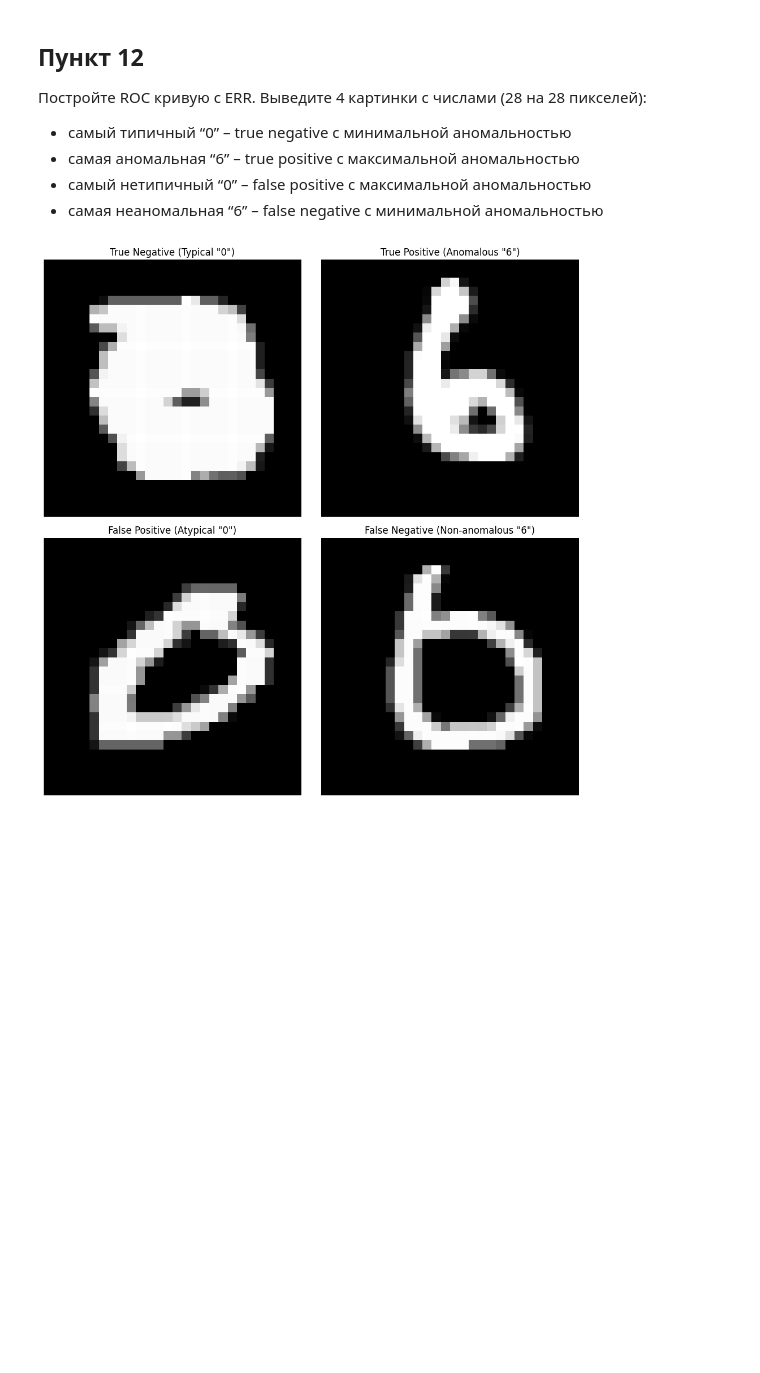
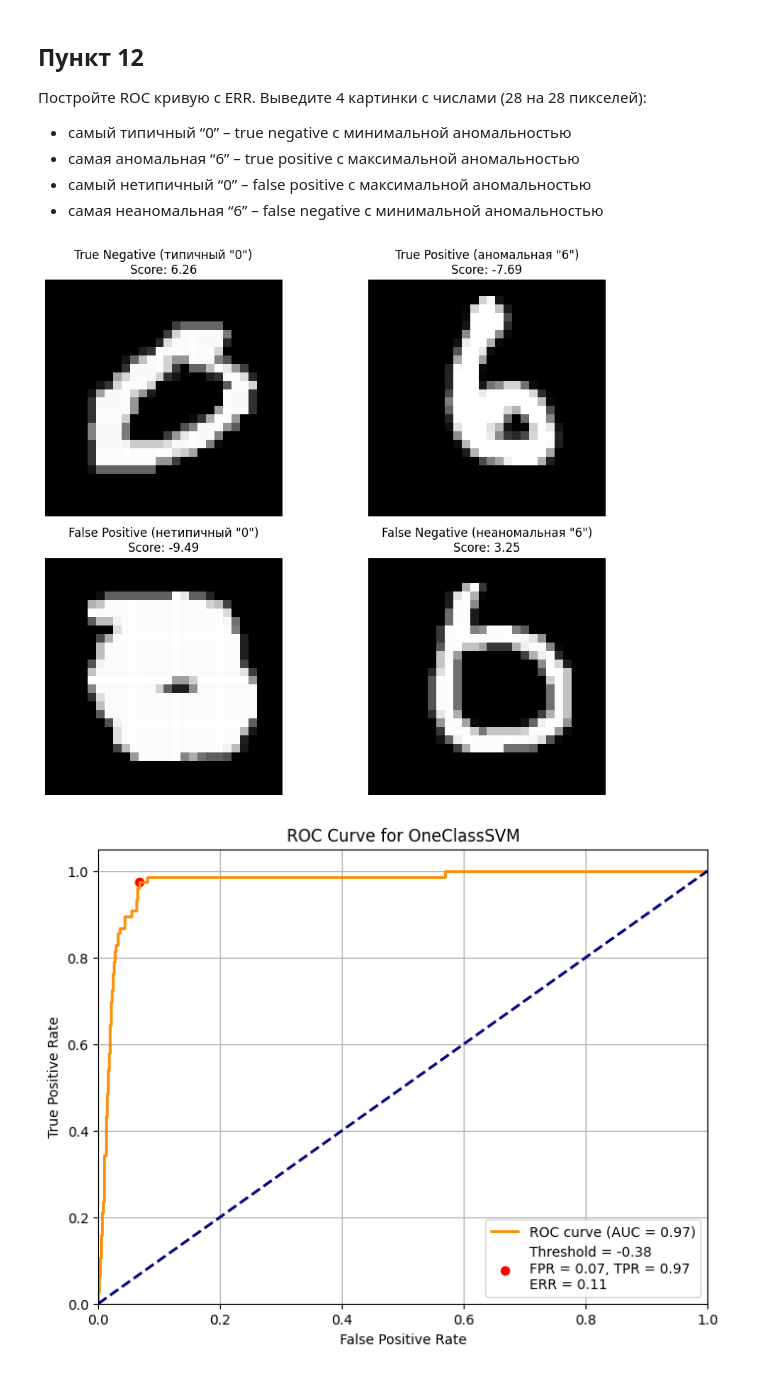
Before and after one commit to bunh0ng/labs_3_4_ml, a Jupyter notebook: Лабораторная №4/lab.ipynb, the cells around one changed output. Drawn from its saved outputs; the diff is of its cells as text; code cells hidden in the pictures; blank space fills up the shorter version.

```diff
--- a/Лабораторная №4/lab.ipynb
+++ b/Лабораторная №4/lab.ipynb
@@ -66,37 +66,76 @@ ERR: 0.1053
 # %%
 import matplotlib.pyplot as plt
 
+# Получение оценок аномальности (чем меньше значение, тем более аномальный объект)
 scores = model.decision_function(X_scaled)
+
+# Разделение scores на нули и шестерки
 scores_zeros = scores[y == 0]
 scores_sixes = scores[y == 6]
 
-# Визуализация примеров чисел
-def plot_image(pixels, title):
-    plt.imshow(pixels.reshape(28, 28), cmap='gray')
-    plt.title(title)
-    plt.axis('off')
-
 # Находим индексы для каждого случая
-# True Negative (самый типичный "0" — минимальная аномальность)
-tn_idx = np.argmin(scores_zeros)
-# True Positive (самая аномальная "6" — максимальная аномальность)
+# True Negative (самый типичный "0" - минимальная аномальность)
+tn_idx = np.argmax(scores_zeros)  # argmax, т.к. decision_function возвращает большие значения для "нормальных" объектов
+# True Positive (самая аномальная "6" - минимальный score)
 tp_idx = np.argmin(scores_sixes)
-# False Positive (самый нетипичный "0" — максимальная аномальность)
-fp_idx = np.argmax(scores_zeros)
-# False Negative (самая неаномальная "6" — минимальная аномальность)
+# False Positive (самый нетипичный "0" - минимальный score)
+fp_idx = np.argmin(scores_zeros)
+# False Negative (самая неаномальная "6" - максимальный score)
 fn_idx = np.argmax(scores_sixes)
 
 # Визуализация
-plt.figure(figsize=(10, 10))
+plt.figure(figsize=(10, 8))
+
 plt.subplot(2, 2, 1)
-plot_image(X_zeros[tn_idx], 'True Negative (Typical "0")')
+plt.imshow(X_zeros[tn_idx].reshape(28, 28), cmap='gray')
+plt.title(f'True Negative (типичный "0")\nScore: {scores_zeros[tn_idx]:.2f}')
+plt.axis('off')
+
 plt.subplot(2, 2, 2)
-plot_image(X_sixes[tp_idx], 'True Positive (Anomalous "6")')
+plt.imshow(X_sixes[tp_idx].reshape(28, 28), cmap='gray')
+plt.title(f'True Positive (аномальная "6")\nScore: {scores_sixes[tp_idx]:.2f}')
+plt.axis('off')
+
 plt.subplot(2, 2, 3)
-plot_image(X_zeros[fp_idx], 'False Positive (Atypical "0")')
+plt.imshow(X_zeros[fp_idx].reshape(28, 28), cmap='gray')
+plt.title(f'False Positive (нетипичный "0")\nScore: {scores_zeros[fp_idx]:.2f}')
+plt.axis('off')
+
 plt.subplot(2, 2, 4)
-plot_image(X_sixes[fn_idx], 'False Negative (Non-anomalous "6")')
+plt.imshow(X_sixes[fn_idx].reshape(28, 28), cmap='gray')
+plt.title(f'False Negative (неаномальная "6")\nScore: {scores_sixes[fn_idx]:.2f}')
+plt.axis('off')
+
 plt.tight_layout()
 plt.show()
+
+# Построение ROC-кривой
+from sklearn.metrics import roc_curve, auc
+
+# Создаем метки: 0 для нулей, 1 для шестерок
+y_true = np.concatenate([np.zeros(len(X_zeros)), np.ones(len(X_sixes))])
+# Используем отрицательные scores, так как меньшие значения decision_function соответствуют аномалиям
+y_scores = -scores
+
+fpr, tpr, thresholds = roc_curve(y_true, y_scores)
+roc_auc = auc(fpr, tpr)
+
+optimal_idx = np.argmax(tpr - fpr)
+optimal_threshold = thresholds[optimal_idx]
+
+plt.figure(figsize=(8, 6))
+plt.plot(fpr, tpr, color='darkorange', lw=2, label=f'ROC curve (AUC = {roc_auc:.2f})')
+plt.plot([0, 1], [0, 1], color='navy', lw=2, linestyle='--')
+plt.scatter(fpr[optimal_idx], tpr[optimal_idx], marker='o', color='red',
+            label=f'Threshold = {optimal_threshold:.2f}\nFPR = {fpr[optimal_idx]:.2f}, TPR = {tpr[optimal_idx]:.2f}\nERR = {err:.2f}')
+plt.xlim([0.0, 1.0])
+plt.ylim([0.0, 1.05])
+plt.xlabel('False Positive Rate')
+plt.ylabel('True Positive Rate')
+plt.title('ROC Curve for OneClassSVM')
+plt.legend(loc="lower right")
+plt.grid()
+plt.show()
 # %% [output]
-[figure, old version]
+[figure, new version]
+[figure, added]
```
